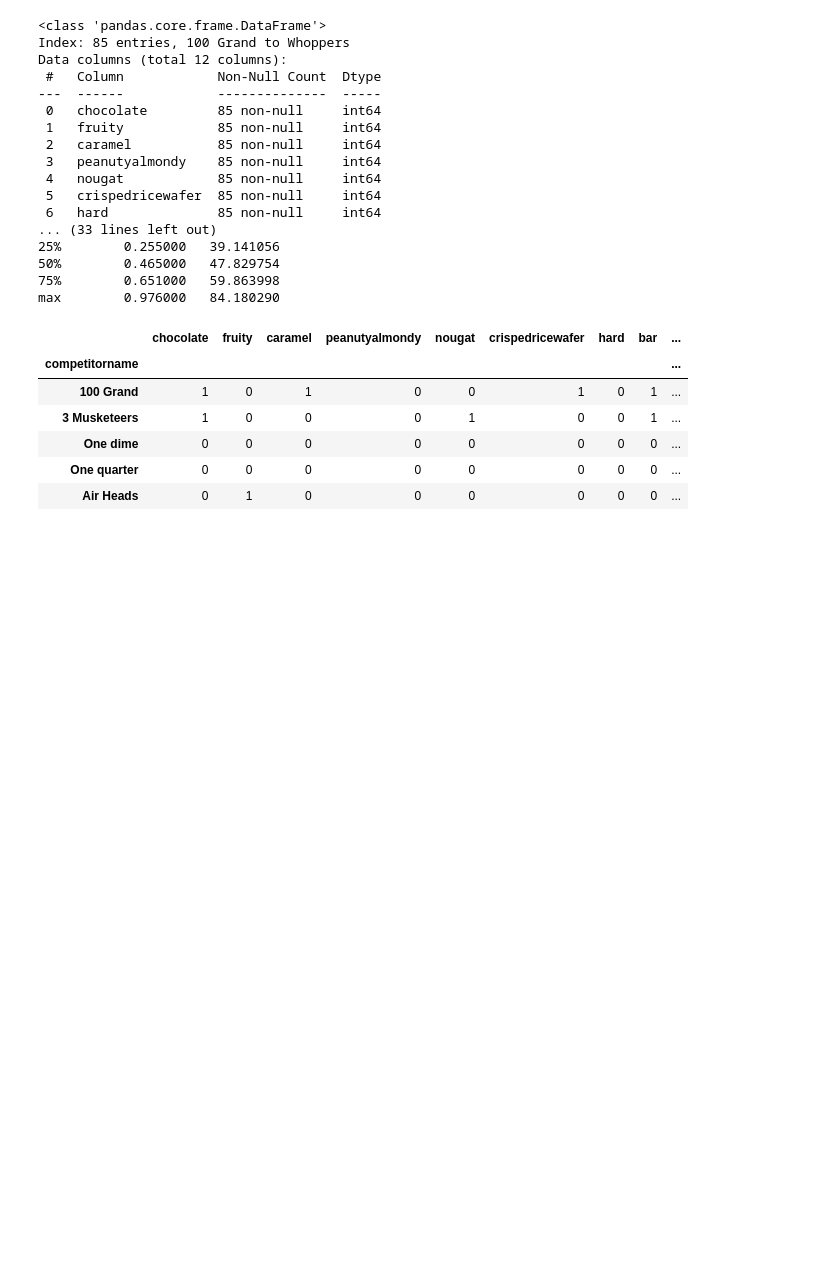
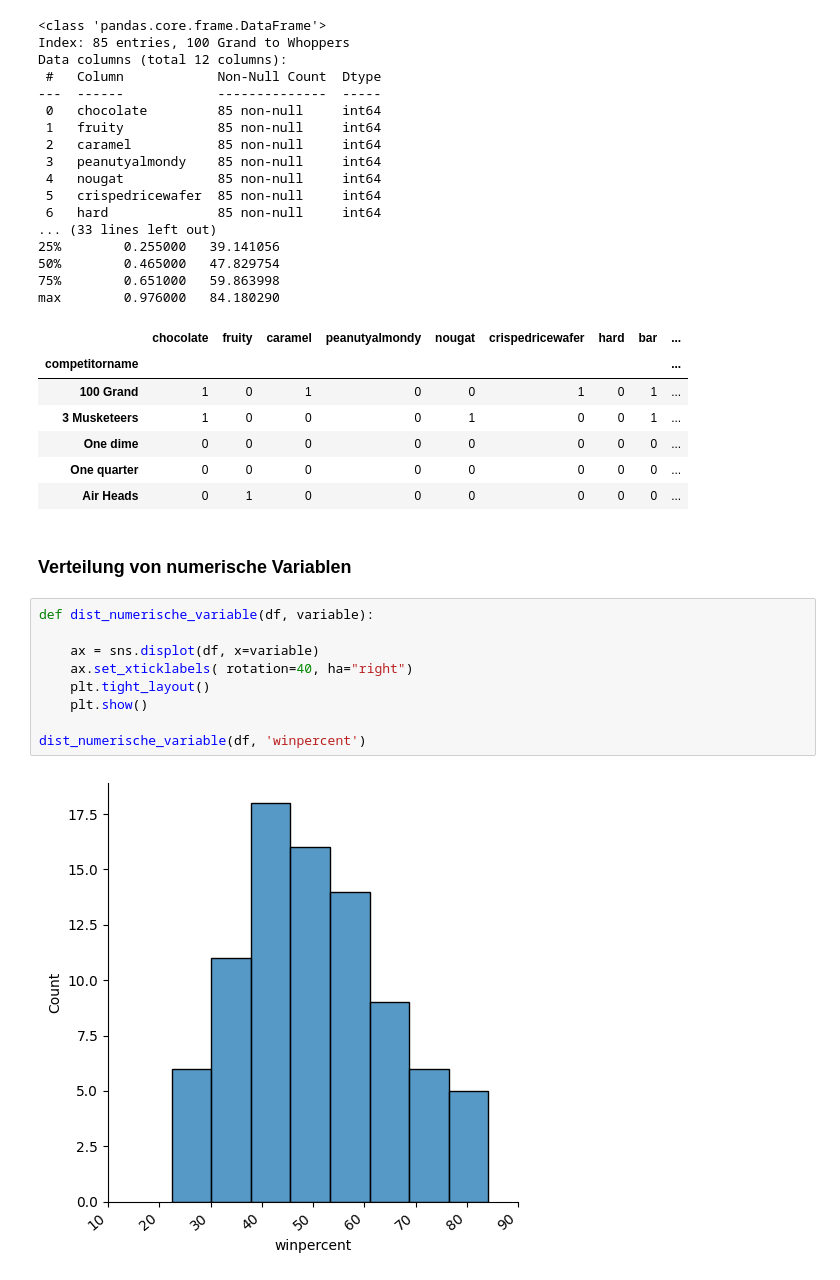
Before and after one commit to amanda8412383/candy_ranking, a Jupyter notebook: etl.ipynb, the cells around one changed output. Drawn from its saved outputs; the diff is of its cells as text; blank space fills up the shorter version.

Commit message:
etl numerische Variabeln und zutatenanzahl

```diff
--- a/etl.ipynb
+++ b/etl.ipynb
@@ -30,3 +32,16 @@ max        0.976000   84.180290
 | One dime | 0 | 0 | 0 | 0 | 0 | 0 | 0 | 0 | ... |
 | One quarter | 0 | 0 | 0 | 0 | 0 | 0 | 0 | 0 | ... |
 | Air Heads | 0 | 1 | 0 | 0 | 0 | 0 | 0 | 0 | ... |
+# %% [markdown]
+### Verteilung von numerische Variablen
+# %%
+def dist_numerische_variable(df, variable):
+
+    ax = sns.displot(df, x=variable)
+    ax.set_xticklabels( rotation=40, ha="right")
+    plt.tight_layout()
+    plt.show()
+
+dist_numerische_variable(df, 'winpercent')
+# %% [output]
+[figure, added]
```
Also changed, not shown: parts of 8 cells of this notebook.
